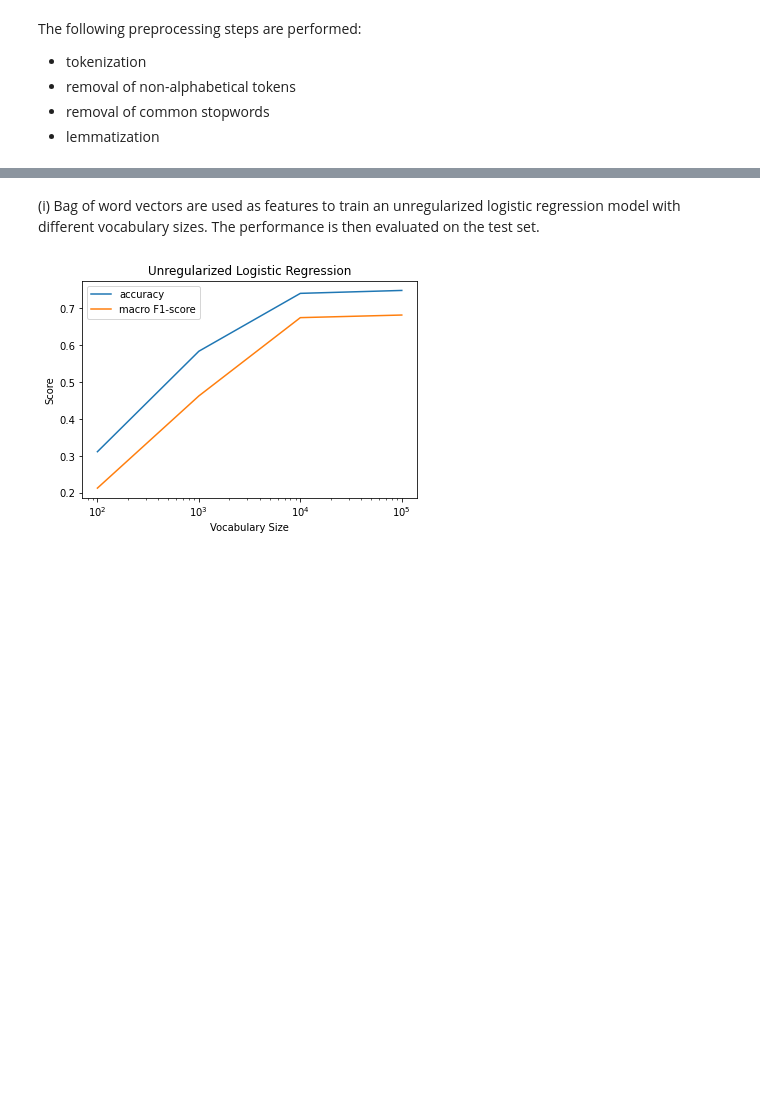
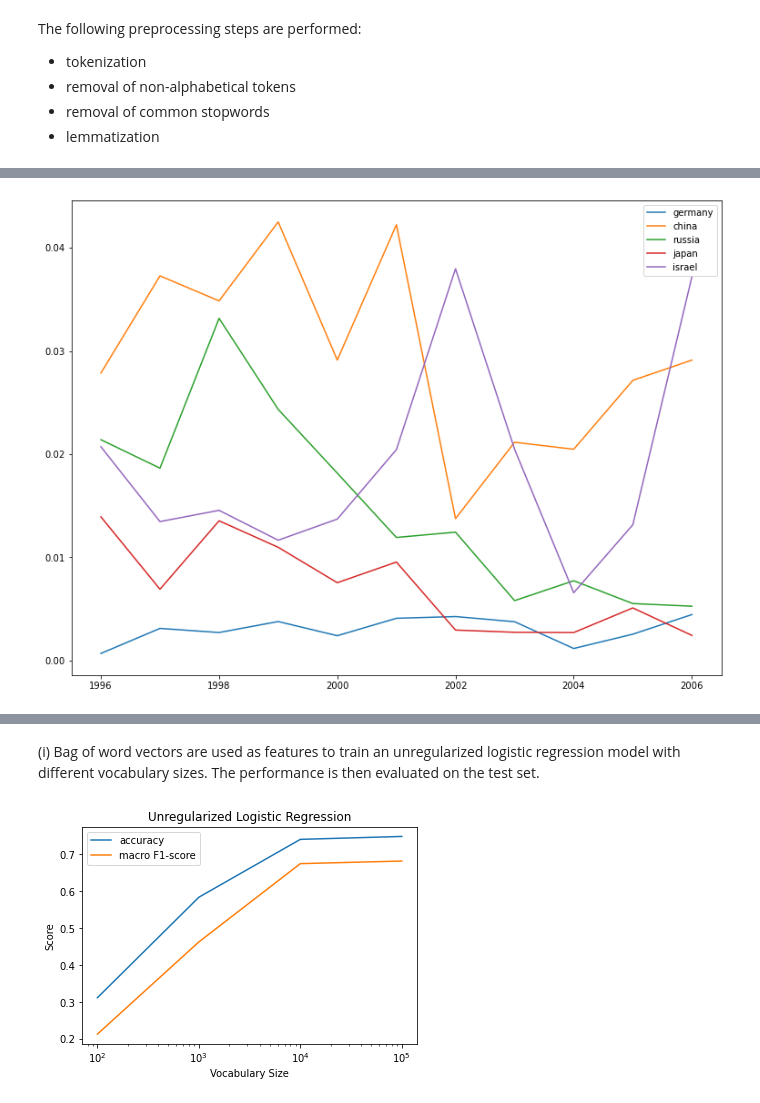
Before and after one commit to raffaelk/nlp-basics, a Jupyter notebook: topic_classification.ipynb, the cells around one changed output, grey strips where cells are left out. Cells and saved outputs as stored; diff of their text form; code cells hidden in the pictures; blank space fills up the shorter version.

```diff
--- a/topic_classification.ipynb
+++ b/topic_classification.ipynb
@@ -214,0 +304,4 @@ headlines_test_pre = [preprocess_headline(txt) for txt in headlines_test]
+# %%
+plot_word_track(['germany','china', 'russia', 'japan', 'israel'], all_cts, val_ct)
+# %% [output]
+[figure, added]
```
Also changed, not shown: parts of 12 cells of this notebook.
